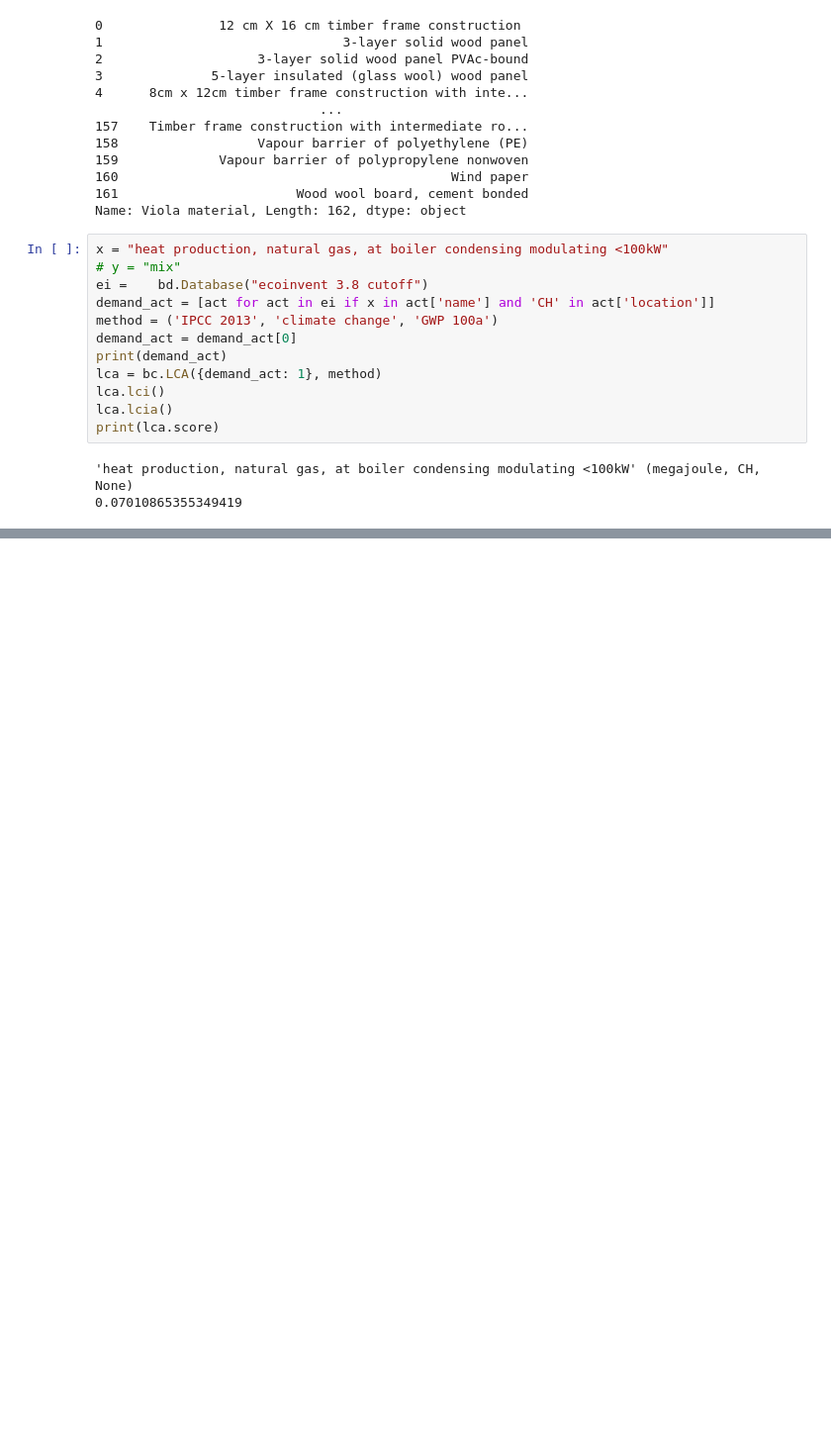
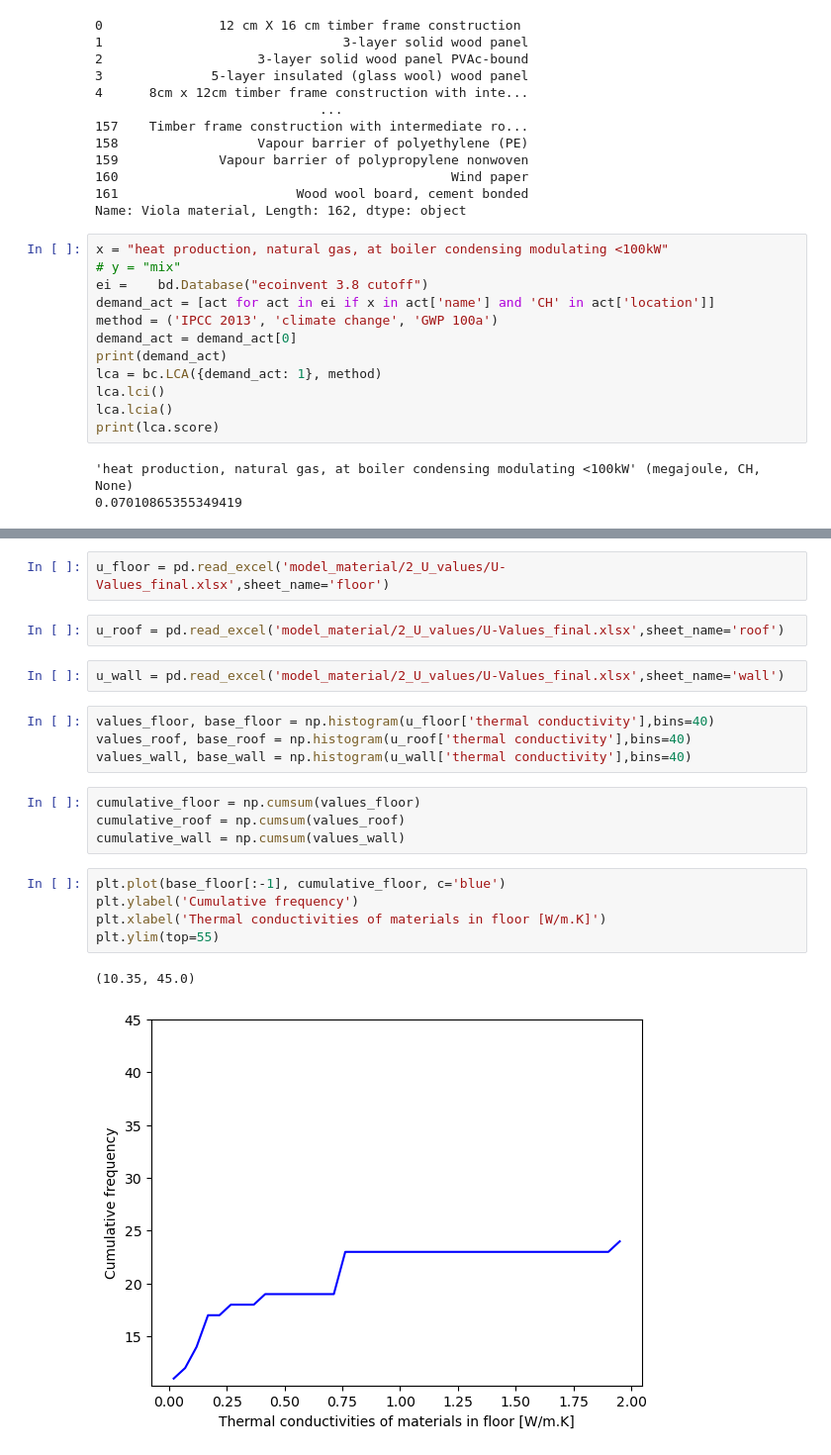
Before and after one commit to rhythimashinde/building-model, a Jupyter notebook: 1_LCA_Building_model.ipynb, the cells around one changed output, grey strips where cells are left out. Shown: that part at 99% size. Drawn from its saved outputs; the diff is of its cells as text; blank space fills up the shorter version.

```diff
--- a/1_LCA_Building_model.ipynb
+++ b/1_LCA_Building_model.ipynb
@@ -155,0 +163,22 @@ print(lca.score)
+# %%
+u_floor = pd.read_excel('model_material/2_U_values/U-Values_final.xlsx',sheet_name='floor')
+# %%
+u_roof = pd.read_excel('model_material/2_U_values/U-Values_final.xlsx',sheet_name='roof')
+# %%
+u_wall = pd.read_excel('model_material/2_U_values/U-Values_final.xlsx',sheet_name='wall')
+# %%
+values_floor, base_floor = np.histogram(u_floor['thermal conductivity'],bins=40)
+values_roof, base_roof = np.histogram(u_roof['thermal conductivity'],bins=40)
+values_wall, base_wall = np.histogram(u_wall['thermal conductivity'],bins=40)
+# %%
+cumulative_floor = np.cumsum(values_floor)
+cumulative_roof = np.cumsum(values_roof)
+cumulative_wall = np.cumsum(values_wall)
+# %%
+plt.plot(base_floor[:-1], cumulative_floor, c='blue')
+plt.ylabel('Cumulative frequency')
+plt.xlabel('Thermal conductivities of materials in floor [W/m.K]')
+plt.ylim(top=55)
+# %% [output]
+(10.35, 45.0)
+[figure, added]
```
Also changed, not shown: parts of 5 cells of this notebook, 5 other files.
